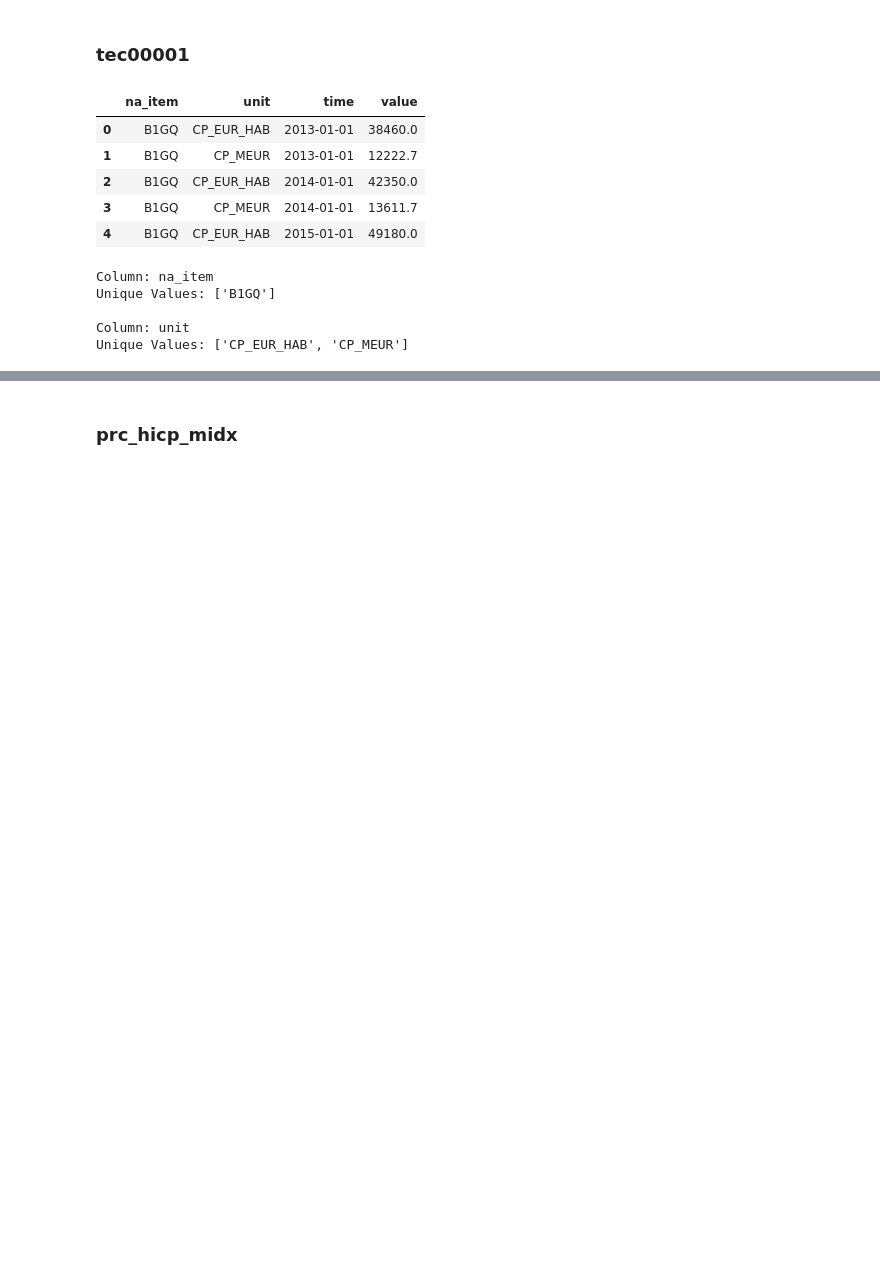
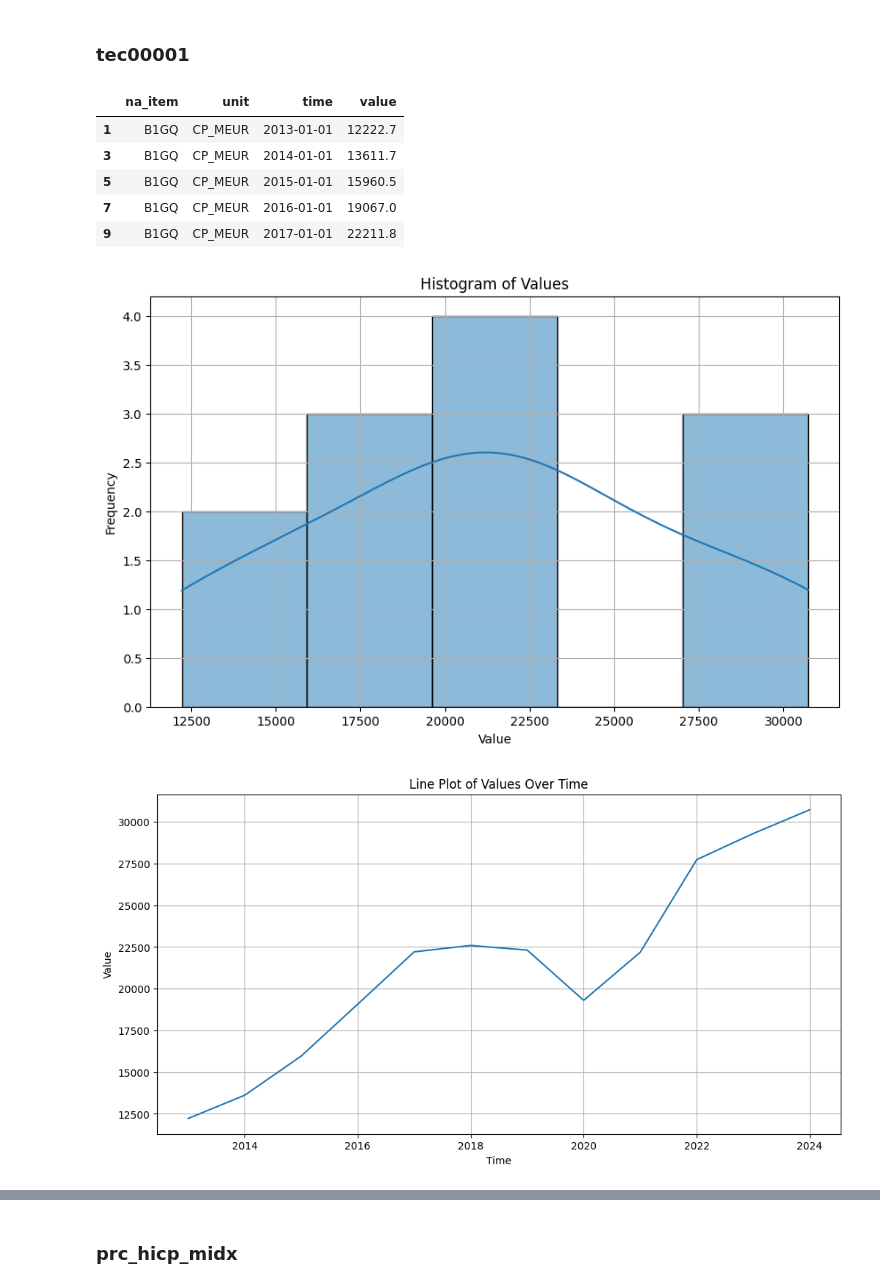
Before and after one commit to muffindud/iceland-data-analysis, a Jupyter notebook: main.ipynb, the cells around one changed output, grey strips where cells are left out. Saved outputs shown, nothing was run; the diff lists cells and outputs as text; code cells hidden in the pictures; blank space fills up the shorter version.

```diff
--- a/main.ipynb
+++ b/main.ipynb
@@ -289,26 +294,22 @@ Unique Values: ['CP01', 'CP011', 'CP012', 'CP02', 'CP021', 'CP022', 'CP023', 'CP
 # %%
 tec00001 = get_dataframe("tec00001")
 tec00001 = fix_dates(tec00001)
 tec00001 = remove_empty_columns(tec00001)
 tec00001 = melt_dataframe(tec00001)
 tec00001 = drop_columns(tec00001, ["freq"])
-tec00001_unique_values = get_unique_values(tec00001)
+tec00001 = filter_dataframe(tec00001, {"unit": ["CP_MEUR"], "na_item": ["B1GQ"]})
 
 display(tec00001.head())
-
-for col, values in tec00001_unique_values.items():
-    print(f"Column: {col}")
-    print(f"Unique Values: {values}")
-    print()
+make_histogram(tec00001).show()
+make_line_plot(tec00001).show()
+make_scatter_plot(tec00001).show()
+make_box_plot(tec00001).show()
 # %% [output]
 |  | na_item | unit | time | value |
-| 0 | B1GQ | CP_EUR_HAB | 2013-01-01 | 38460.0 |
 | 1 | B1GQ | CP_MEUR | 2013-01-01 | 12222.7 |
-| 2 | B1GQ | CP_EUR_HAB | 2014-01-01 | 42350.0 |
 | 3 | B1GQ | CP_MEUR | 2014-01-01 | 13611.7 |
-| 4 | B1GQ | CP_EUR_HAB | 2015-01-01 | 49180.0 |
+| 5 | B1GQ | CP_MEUR | 2015-01-01 | 15960.5 |
+| 7 | B1GQ | CP_MEUR | 2016-01-01 | 19067.0 |
+| 9 | B1GQ | CP_MEUR | 2017-01-01 | 22211.8 |
-Column: na_item
-Unique Values: ['B1GQ']
-
-Column: unit
-Unique Values: ['CP_EUR_HAB', 'CP_MEUR']
+[figure, added]
+[figure, added]
```
Also changed, not shown: parts of 6 cells of this notebook.
